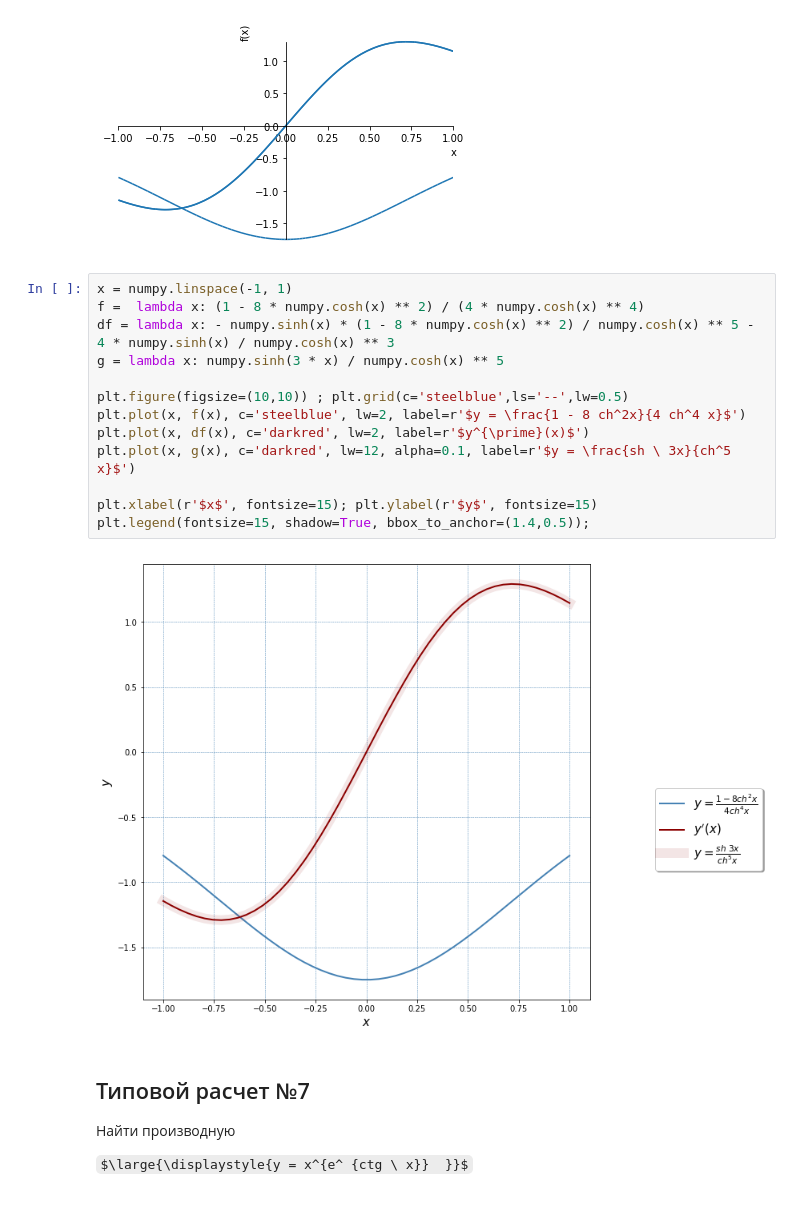
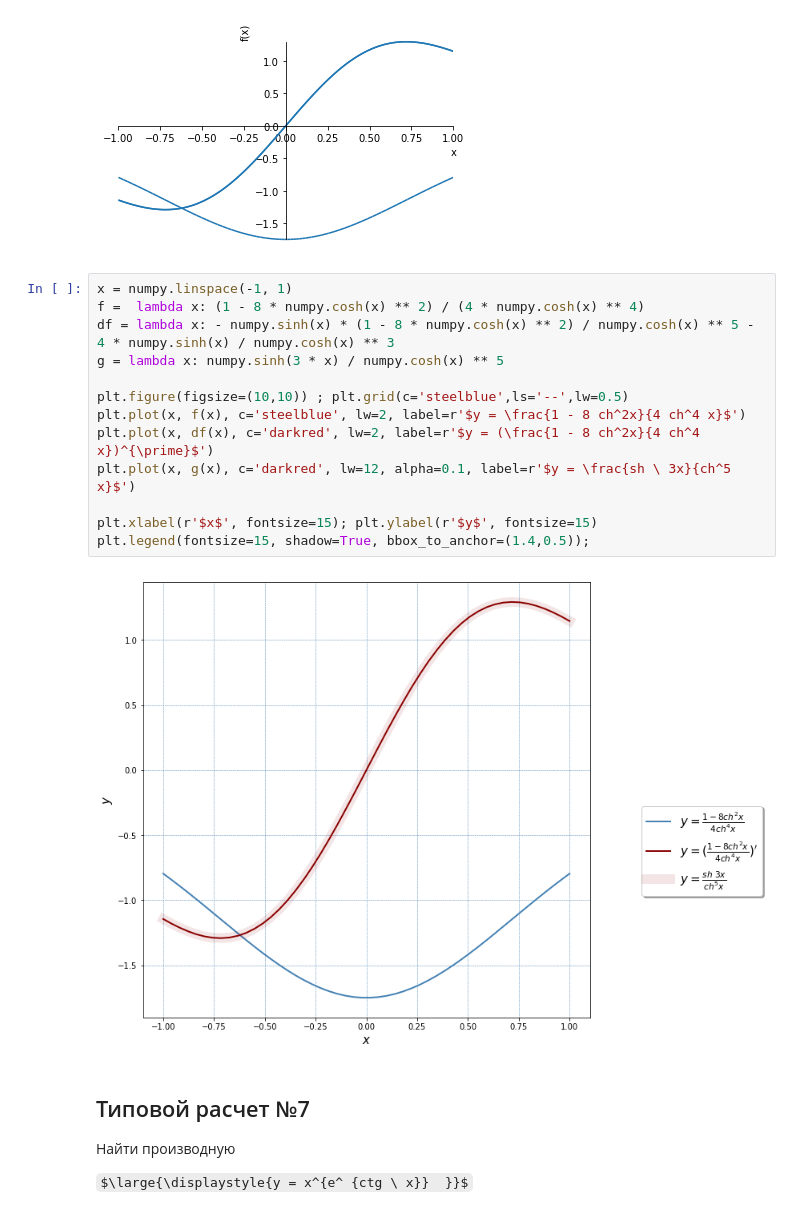
Before and after one commit to OlgaBelitskaya/math_20182019, a Jupyter notebook: mathanalysis_standardcalc201-208.ipynb, the cells around one changed output. Drawn from its saved outputs; the diff is of its cells as text; some formulas as TeX source.

```diff
--- a/mathanalysis_standardcalc201-208.ipynb
+++ b/mathanalysis_standardcalc201-208.ipynb
@@ -429,18 +429,18 @@ plot(y, diff(y,x), h, (x,-1,1));
 # %%
 x = numpy.linspace(-1, 1)
 f =  lambda x: (1 - 8 * numpy.cosh(x) ** 2) / (4 * numpy.cosh(x) ** 4)
 df = lambda x: - numpy.sinh(x) * (1 - 8 * numpy.cosh(x) ** 2) / numpy.cosh(x) ** 5 - 4 * numpy.sinh(x) / numpy.cosh(x) ** 3
 g = lambda x: numpy.sinh(3 * x) / numpy.cosh(x) ** 5
 
 plt.figure(figsize=(10,10)) ; plt.grid(c='steelblue',ls='--',lw=0.5)
 plt.plot(x, f(x), c='steelblue', lw=2, label=r'$y = \frac{1 - 8 ch^2x}{4 ch^4 x}$')
-plt.plot(x, df(x), c='darkred', lw=2, label=r'$y^{\prime}(x)$')
+plt.plot(x, df(x), c='darkred', lw=2, label=r'$y = (\frac{1 - 8 ch^2x}{4 ch^4 x})^{\prime}$')
 plt.plot(x, g(x), c='darkred', lw=12, alpha=0.1, label=r'$y = \frac{sh \ 3x}{ch^5 x}$')
 
 plt.xlabel(r'$x$', fontsize=15); plt.ylabel(r'$y$', fontsize=15)
 plt.legend(fontsize=15, shadow=True, bbox_to_anchor=(1.4,0.5));
 # %% [output]
-[figure, old version]
+[figure, new version]
 # %% [markdown]
 ## Типовой расчет №7
 
```
Also changed, not shown: parts of 11 cells of this notebook.
